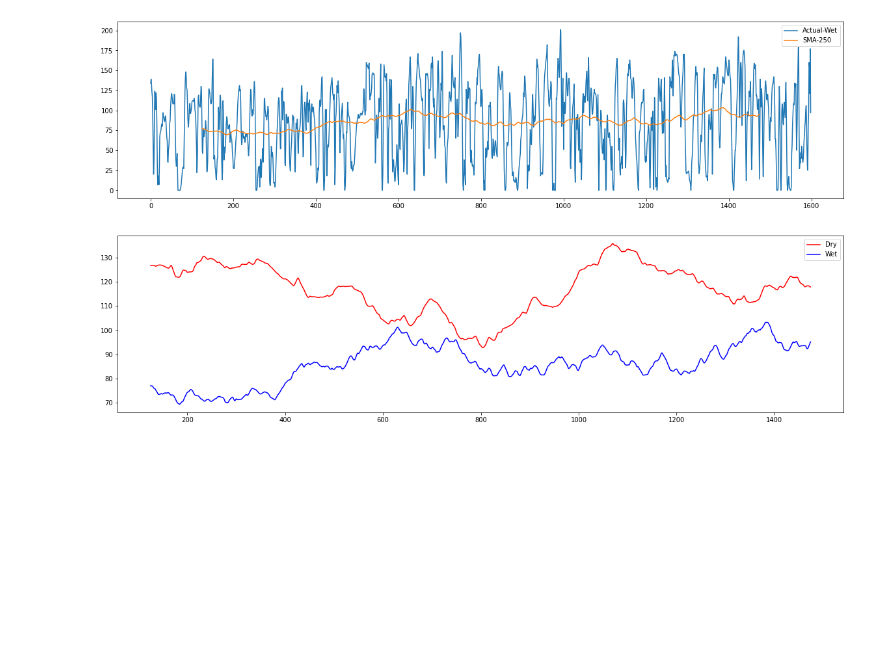
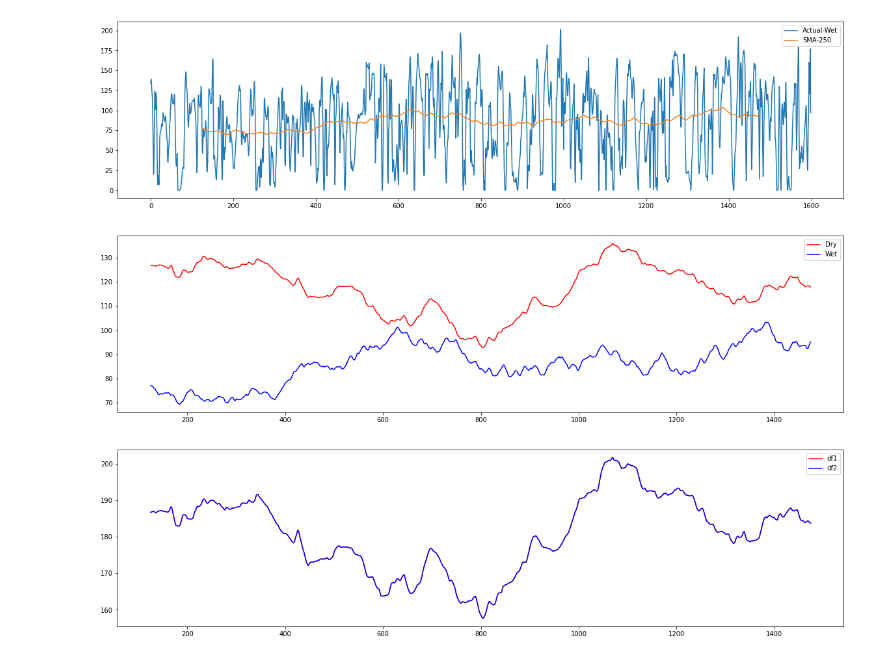
Before and after one commit to aawladd/ml-projects, a Jupyter notebook: Seed Study/03 value VS L/Read Image.ipynb, the cells around one changed output. Cells and saved outputs as stored; diff of their text form; code cells hidden in the pictures; blank space fills up the shorter version.

Commit message:
Adding Row Average

```diff
--- a/Seed Study/03 value VS L/Read Image.ipynb
+++ b/Seed Study/03 value VS L/Read Image.ipynb
@@ -53,7 +67,11 @@ plt.imshow(wet_blue)
 plt.savefig("Extract Color Channel Dry vs Wet.jpg", dpi = 1000)
 # %% [output]
 [figure]
+# %%
+def get_rgb_dataframe(red, green,blue,row_num):
+    df = pd.DataFrame({'Length':np.arange(0,red.shape[1]), 'Red':red[row_num,:,0], 'Green': green[row_num,:,1], "Blue":blue[row_num,:,2]})
+    return df
 # %%
-row_num = 350
-dry_df = pd.DataFrame({'Length':np.arange(0,dry_mat.shape[1]), 'Red':dry_red[row_num,:,0], 'Green': dry_green[row_num,:,1], "Blue":dry_blue[row_num,:,2]})
-wet_df = pd.DataFrame({'Length':np.arange(0,wet_mat.shape[1]), 'Red':wet_red[row_num,:,0], 'Green': wet_green[row_num,:,1], "Blue":wet_blue[row_num,:,2]})
+# row_num = 350
+# dry_df = pd.DataFrame({'Length':np.arange(0,dry_mat.shape[1]), 'Red':dry_red[row_num,:,0], 'Green': dry_green[row_num,:,1], "Blue":dry_blue[row_num,:,2]})
+# wet_df = pd.DataFrame({'Length':np.arange(0,wet_mat.shape[1]), 'Red':wet_red[row_num,:,0], 'Green': wet_green[row_num,:,1], "Blue":wet_blue[row_num,:,2]})
@@ -67,3 +78,6 @@ plt.legend(['Dry'])
+# %%
+dry_df = get_rgb_dataframe(dry_red,dry_green,dry_blue, row_num)
+wet_df = get_rgb_dataframe(wet_red, wet_green, wet_blue, row_num)
 # %% [markdown]
 ## Compare
 # %%
@@ -104,3 +115,20 @@ plt.legend(['Dry','Wet'])
 plt.savefig('Dry Vs Wet SMA-250.jpg',dpi = 1000)
 # %% [output]
 [figure]
+# %%
+#Using Simple Moving average and plot compareble graph
+
+def smv_and_plot(df1, df2, color = 'Blue', sam_val = 250):
+    column_name =  'SMA-'+str(sam_val)
+    df1[column_name] = df1[color].rolling(250, center=True).mean()
+    df2[column_name] = df2[color].rolling(250, center = True).mean()
+    plt.figure(figsize=(20,5))
+    plt.plot(df1[column_name],c='r')
+    plt.plot(df1[column_name],c='b')
+    plt.legend(['df1','df2'])
+    plt.savefig('df1 vs df2',dpi = 1000)
+    plt.show()
+# %%
+smv_and_plot(df1=dry_df, df2=wet_df, color='Red', sam_val=150)
+# %% [output]
+[figure, added]
```
Also changed, not shown: parts of 6 cells of this notebook, 7 other files.
